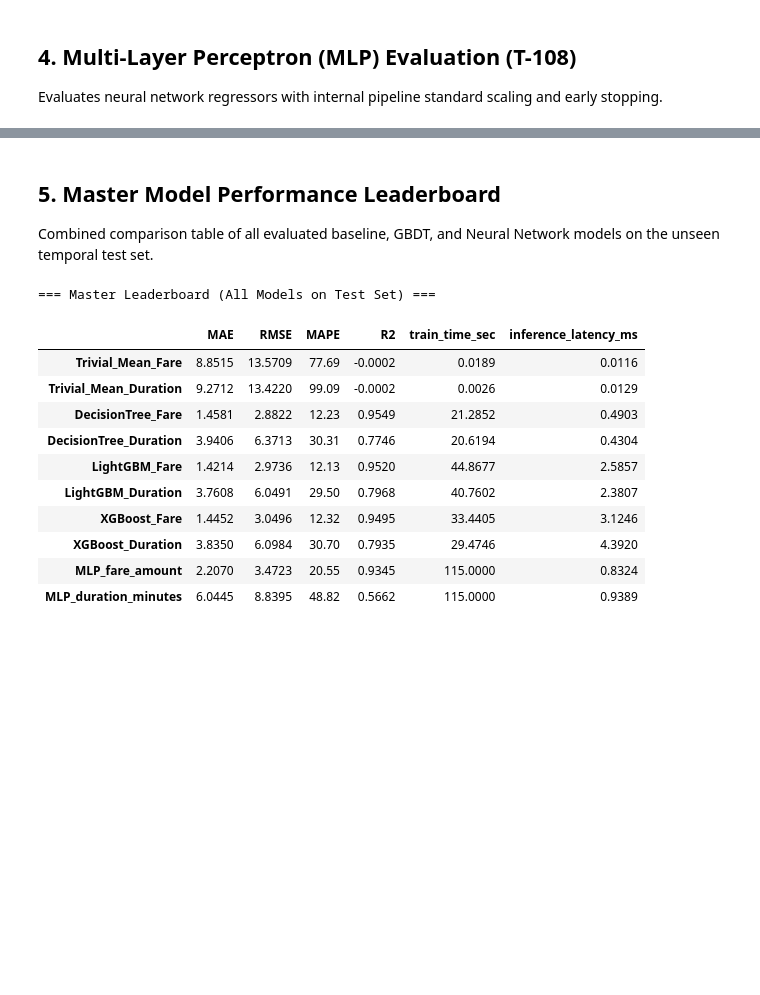
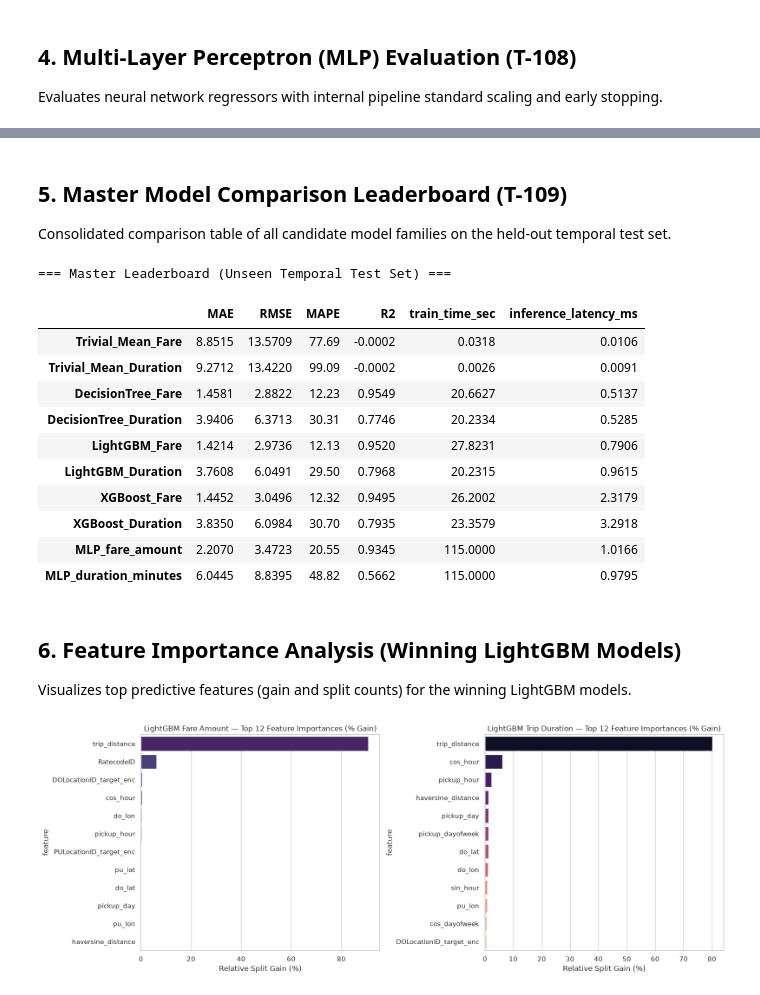
Before and after one commit to mavillabasa-dev/NYC_Taxi_Fare_and_Trip_Duration, a Jupyter notebook: notebooks/03_model_experiments.ipynb, the cells around one changed output, grey strips where cells are left out. Saved outputs shown, nothing was run; the diff lists cells and outputs as text; code cells hidden in the pictures; blank space fills up the shorter version.

```diff
--- a/notebooks/03_model_experiments.ipynb
+++ b/notebooks/03_model_experiments.ipynb
@@ -21,14 +22,18 @@ import pickle
 import time
 from pathlib import Path
 
-# Ensure project root directory is in sys.path
+# Ensure project root and api directory are in sys.path
 ROOT_DIR = Path.cwd().parent if Path.cwd().name == "notebooks" else Path.cwd()
 if str(ROOT_DIR) not in sys.path:
     sys.path.insert(0, str(ROOT_DIR))
+API_DIR = str(ROOT_DIR / "api")
+if API_DIR not in sys.path:
+    sys.path.insert(0, API_DIR)
 
 import pandas as pd
 import numpy as np
 import matplotlib.pyplot as plt
+import seaborn as sns
 from lightgbm import LGBMRegressor
 from xgboost import XGBRegressor
 
@@ -37,14 +42,25 @@ from src.config import (
     TEST_CLEANED_PATH,
     ALLOWED_FEATURES,
     MODELS_DIR,
-    RANDOM_SEED
+    RANDOM_SEED,
+    TAXI_ZONE_CENTROIDS_PATH,
 )
 from src.train import (
     calculate_metrics,
     measure_inference_time,
-    train_and_evaluate_baselines
+    train_and_evaluate_baselines,
 )
 from src.mlp import MLPConfig, build_mlp_pipeline, measure_single_row_latency
+from src.model_selection import (
+    compute_feature_importances,
+    conduct_residual_analysis,
+    verify_model_isolation,
+)
+
+# Set plot styling
+sns.set_theme(style="whitegrid")
+plt.rcParams["figure.figsize"] = (10, 5)
+plt.rcParams["font.size"] = 10
 # %% [markdown]
 ## 1. Feature Engineering & Dataset Preparation
 Loads cleaned splits and applies the serialized `NYCFeaturePipeline` artifact (`models/feature_pipeline.pkl`).
@@ -62,7 +78,8 @@ X_test_feat = pipeline.transform(test_df[ALLOWED_FEATURES])
 
 y_train_fare, y_test_fare = train_df["fare_amount"].values, test_df["fare_amount"].values
 y_train_dur, y_test_dur = train_df["duration_minutes"].values, test_df["duration_minutes"].values
+feature_names = list(X_train_feat.columns)
 
-print(f"Engineered feature matrix shape: Train {X_train_feat.shape}, Test {X_test_feat.shape}")
+print(f"Engineered feature matrix: Train {X_train_feat.shape}, Test {X_test_feat.shape}")
 # %% [output]
 Loading cleaned dataset splits...
@@ -187,21 +202,45 @@ Loading fitted MLP pipelines from /home/wseba/github/will-i-amv/NYC_Taxi_Fare_an
 # %% [markdown]
-## 5. Master Model Performance Leaderboard
-Combined comparison table of all evaluated baseline, GBDT, and Neural Network models on the unseen temporal test set.
+## 5. Master Model Comparison Leaderboard (T-109)
+Consolidated comparison table of all candidate model families on the held-out temporal test set.
 # %%
 all_results = {**baseline_output["results"], **gb_results, **mlp_results}
 master_df = pd.DataFrame(all_results).T
-print("=== Master Leaderboard (All Models on Test Set) ===")
+print("=== Master Leaderboard (Unseen Temporal Test Set) ===")
 display(master_df)
 # %% [output]
-=== Master Leaderboard (All Models on Test Set) ===
+=== Master Leaderboard (Unseen Temporal Test Set) ===
 |  | MAE | RMSE | MAPE | R2 | train_time_sec | inference_latency_ms |
-| Trivial_Mean_Fare | 8.8515 | 13.5709 | 77.69 | -0.0002 | 0.0189 | 0.0116 |
-| Trivial_Mean_Duration | 9.2712 | 13.4220 | 99.09 | -0.0002 | 0.0026 | 0.0129 |
-| DecisionTree_Fare | 1.4581 | 2.8822 | 12.23 | 0.9549 | 21.2852 | 0.4903 |
-| DecisionTree_Duration | 3.9406 | 6.3713 | 30.31 | 0.7746 | 20.6194 | 0.4304 |
-| LightGBM_Fare | 1.4214 | 2.9736 | 12.13 | 0.9520 | 44.8677 | 2.5857 |
-| LightGBM_Duration | 3.7608 | 6.0491 | 29.50 | 0.7968 | 40.7602 | 2.3807 |
-| XGBoost_Fare | 1.4452 | 3.0496 | 12.32 | 0.9495 | 33.4405 | 3.1246 |
-| XGBoost_Duration | 3.8350 | 6.0984 | 30.70 | 0.7935 | 29.4746 | 4.3920 |
-| MLP_fare_amount | 2.2070 | 3.4723 | 20.55 | 0.9345 | 115.0000 | 0.8324 |
-| MLP_duration_minutes | 6.0445 | 8.8395 | 48.82 | 0.5662 | 115.0000 | 0.9389 |
+| Trivial_Mean_Fare | 8.8515 | 13.5709 | 77.69 | -0.0002 | 0.0318 | 0.0106 |
+| Trivial_Mean_Duration | 9.2712 | 13.4220 | 99.09 | -0.0002 | 0.0026 | 0.0091 |
+| DecisionTree_Fare | 1.4581 | 2.8822 | 12.23 | 0.9549 | 20.6627 | 0.5137 |
+| DecisionTree_Duration | 3.9406 | 6.3713 | 30.31 | 0.7746 | 20.2334 | 0.5285 |
+| LightGBM_Fare | 1.4214 | 2.9736 | 12.13 | 0.9520 | 27.8231 | 0.7906 |
+| LightGBM_Duration | 3.7608 | 6.0491 | 29.50 | 0.7968 | 20.2315 | 0.9615 |
+| XGBoost_Fare | 1.4452 | 3.0496 | 12.32 | 0.9495 | 26.2002 | 2.3179 |
+| XGBoost_Duration | 3.8350 | 6.0984 | 30.70 | 0.7935 | 23.3579 | 3.2918 |
+| MLP_fare_amount | 2.2070 | 3.4723 | 20.55 | 0.9345 | 115.0000 | 1.0166 |
+| MLP_duration_minutes | 6.0445 | 8.8395 | 48.82 | 0.5662 | 115.0000 | 0.9795 |
+# %% [markdown]
+## 6. Feature Importance Analysis (Winning LightGBM Models)
+Visualizes top predictive features (gain and split counts) for the winning LightGBM models.
+# %%
+feat_imp = compute_feature_importances(lgb_fare, lgb_dur, feature_names)
+
+fig, axes = plt.subplots(1, 2, figsize=(16, 6))
+
+# Top 12 features for Fare Amount
+top_fare = feat_imp["fare"].head(12)
+sns.barplot(data=top_fare, x="gain_pct", y="feature", ax=axes[0], palette="viridis", hue="feature", legend=False)
+axes[0].set_title("LightGBM Fare Amount — Top 12 Feature Importances (% Gain)")
+axes[0].set_xlabel("Relative Split Gain (%)")
+
+# Top 12 features for Trip Duration
+top_dur = feat_imp["duration"].head(12)
+sns.barplot(data=top_dur, x="gain_pct", y="feature", ax=axes[1], palette="magma", hue="feature", legend=False)
+axes[1].set_title("LightGBM Trip Duration — Top 12 Feature Importances (% Gain)")
+axes[1].set_xlabel("Relative Split Gain (%)")
+
+plt.tight_layout()
+plt.show()
+# %% [output]
+[figure, added]
```
Also changed, not shown: parts of 9 cells of this notebook, 7 other files.
